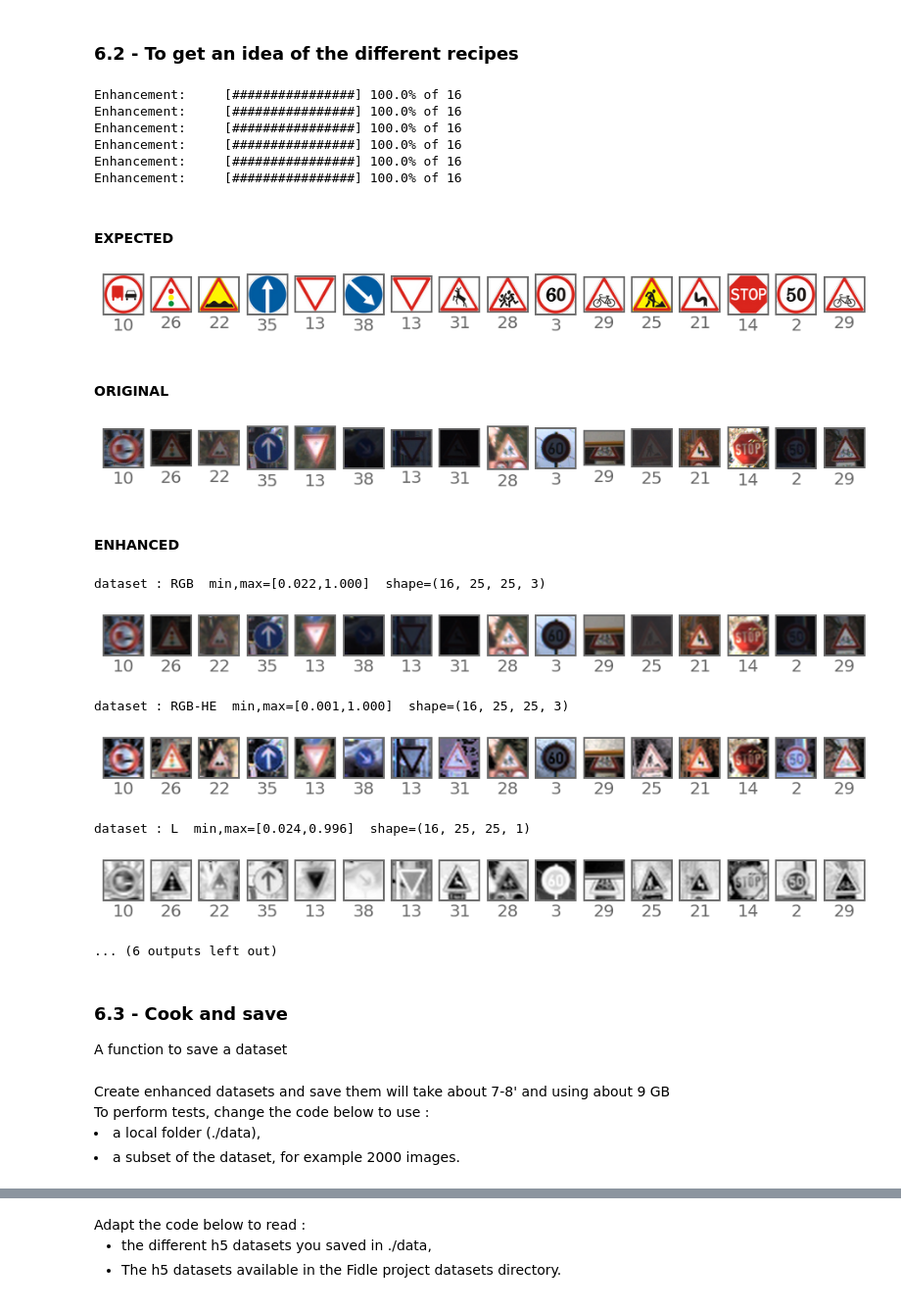
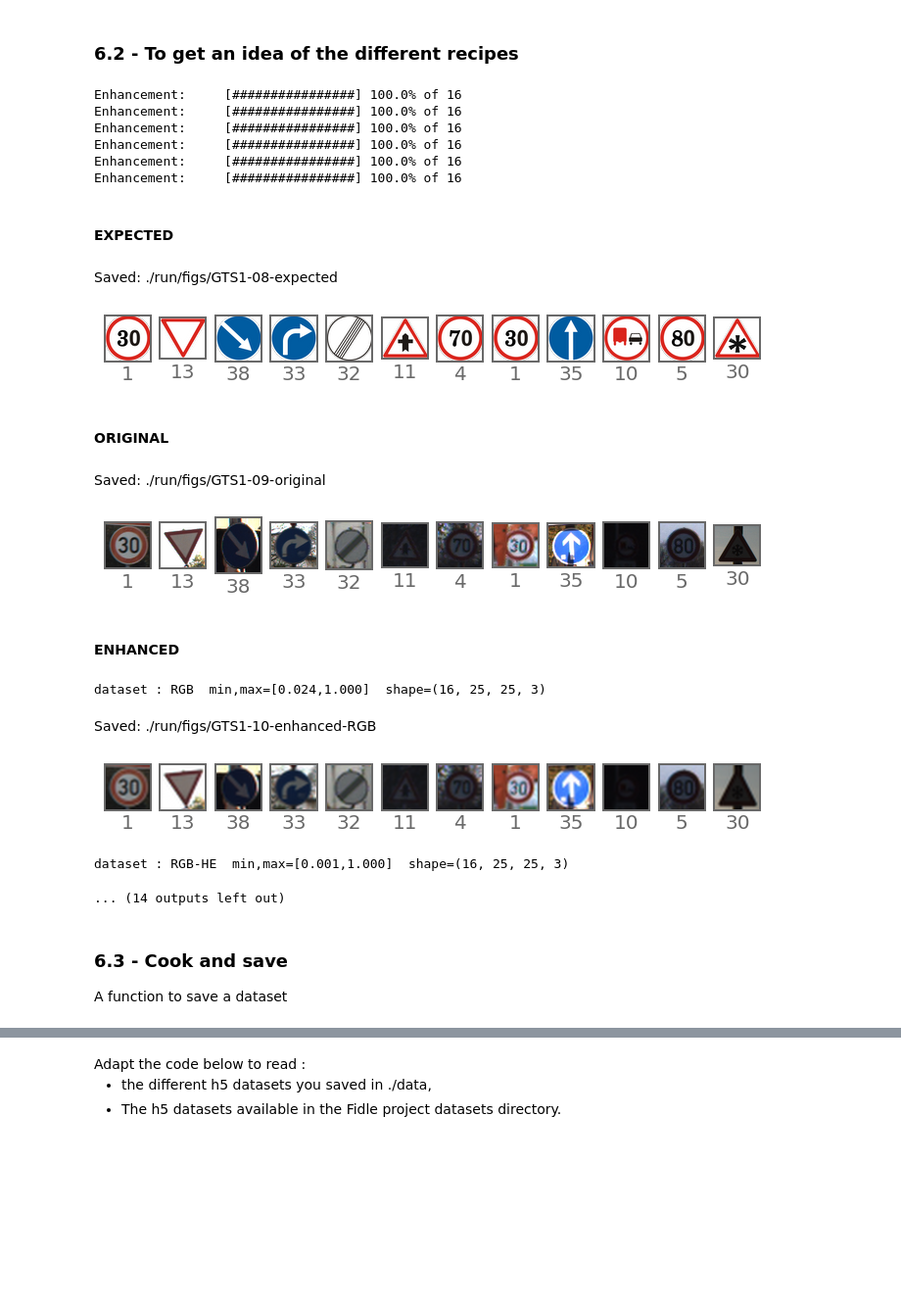
Before and after one commit to Jean-Christ1/Deep-Learning-with-Keras-and-Tensorflow, a Jupyter notebook: GTSRB/01-Preparation-of-data.ipynb, the cells around one changed output, grey strips where cells are left out. Shown at 98% size. Saved outputs shown, nothing was run; the diff lists cells and outputs as text; code cells hidden in the pictures; blank space fills up the shorter version.

```diff
--- a/GTSRB/01-Preparation-of-data.ipynb
+++ b/GTSRB/01-Preparation-of-data.ipynb
@@ -107,7 +111,7 @@ def  read_csv_dataset(csv_file):
     for filename in filenames:
         image=io.imread(f'{path}/{filename}')
         x.append(image)
-        ooo.update_progress(name,len(x),len(filenames))
+        pwk.update_progress(name,len(x),len(filenames))
 
     # ---- Return
     #
@@ -132,7 +136,7 @@ Will take about 1'30s on HPC.
 
 # ---- Shuffle train set
 
-x_train, y_train = ooo.shuffle_np_dataset(x_train, y_train)
+x_train, y_train = pwk.shuffle_np_dataset(x_train, y_train)
 
 # ---- Sort Meta
 
@@ -322,7 +333,7 @@ def images_enhancement(images, width=25, height=25, mode='RGB'):
 
         # ---- Add image in list of list
         out.append(img)
-        ooo.update_progress('Enhancement: ',len(out),len(images))
+        pwk.update_progress('Enhancement: ',len(out),len(images))
 
     # ---- Reshape images
     #     (-1, width,height,1) for L
@@ -336,47 +347,52 @@ def images_enhancement(images, width=25, height=25, mode='RGB'):
 # %%
 i=random.randint(0,len(x_train)-16)
 x_samples = x_train[i:i+16]
 y_samples = y_train[i:i+16]
 
 datasets  = {}
 
 datasets['RGB']      = images_enhancement( x_samples, width=25, height=25, mode='RGB'  )
 datasets['RGB-HE']   = images_enhancement( x_samples, width=25, height=25, mode='RGB-HE'  )
 datasets['L']        = images_enhancement( x_samples, width=25, height=25, mode='L'  )
 datasets['L-HE']     = images_enhancement( x_samples, width=25, height=25, mode='L-HE'  )
 datasets['L-LHE']    = images_enhancement( x_samples, width=25, height=25, mode='L-LHE'  )
 datasets['L-CLAHE']  = images_enhancement( x_samples, width=25, height=25, mode='L-CLAHE'  )
 
-ooo.display_md('#### EXPECTED')
+pwk.subtitle('EXPECTED')
 x_expected=[ x_meta[i] for i in y_samples]
-ooo.plot_images(x_expected, y_samples, range(16), columns=16, x_size=1, y_size=1, colorbar=False, y_pred=None, cm='binary')
+pwk.plot_images(x_expected, y_samples, range(12), columns=12, x_size=1, y_size=1,
+                colorbar=False, y_pred=None, cm='binary', save_as='08-expected')
 
-ooo.display_md('#### ORIGINAL')
-ooo.plot_images(x_samples,  y_samples, range(16), columns=16, x_size=1, y_size=1, colorbar=False, y_pred=None, cm='binary')
+pwk.subtitle('ORIGINAL')
+pwk.plot_images(x_samples,  y_samples, range(12), columns=12, x_size=1, y_size=1,
+                colorbar=False, y_pred=None, cm='binary', save_as='09-original')
 
-ooo.display_md('#### ENHANCED')
+pwk.subtitle('ENHANCED')
+n=10
 for k,d in datasets.items():
     print("dataset : {}  min,max=[{:.3f},{:.3f}]  shape={}".format(k,d.min(),d.max(), d.shape))
-    ooo.plot_images(d, y_samples, range(16), columns=16, x_size=1, y_size=1, colorbar=False, y_pred=None, cm='binary')
+    pwk.plot_images(d, y_samples, range(12), columns=12, x_size=1, y_size=1,
+                    colorbar=False, y_pred=None, cm='binary', save_as=f'{n}-enhanced-{k}')
+    n+=1
 # %% [output]
 Enhancement:     [################] 100.0% of 16
 Enhancement:     [################] 100.0% of 16
 Enhancement:     [################] 100.0% of 16
 Enhancement:     [################] 100.0% of 16
 Enhancement:     [################] 100.0% of 16
 Enhancement:     [################] 100.0% of 16
-#### EXPECTED
+<br>**EXPECTED**
+Saved: ./run/figs/GTS1-08-expected
-[figure, old version]
+[figure, new version]
-#### ORIGINAL
+<br>**ORIGINAL**
+Saved: ./run/figs/GTS1-09-original
-[figure, old version]
+[figure, new version]
-#### ENHANCED
+<br>**ENHANCED**
-dataset : RGB  min,max=[0.022,1.000]  shape=(16, 25, 25, 3)
+dataset : RGB  min,max=[0.024,1.000]  shape=(16, 25, 25, 3)
+Saved: ./run/figs/GTS1-10-enhanced-RGB
-[figure, old version]
+[figure, new version]
 dataset : RGB-HE  min,max=[0.001,1.000]  shape=(16, 25, 25, 3)
-[figure, removed]
-dataset : L  min,max=[0.024,0.996]  shape=(16, 25, 25, 1)
+... (14 outputs left out)
-[figure, removed]
-... (6 outputs left out)
 # %% [markdown]
 ### 6.3 - Cook and save
 A function to save a dataset
@@ -398,7 +413,0 @@ def save_h5_dataset(x_train, y_train, x_test, y_test, x_meta,y_meta, h5name):
-# %% [markdown]
-<div class='todo'>
-    Create enhanced datasets and save them will take about 7-8' and using about 9 GB<br>
-    To perform tests, change the code below to use :
-    <li> a local folder (./data),
-    <li>a subset of the dataset, for example 2000 images.
-</div>
```
Also changed, not shown: parts of 14 cells of this notebook, 21 other files.
